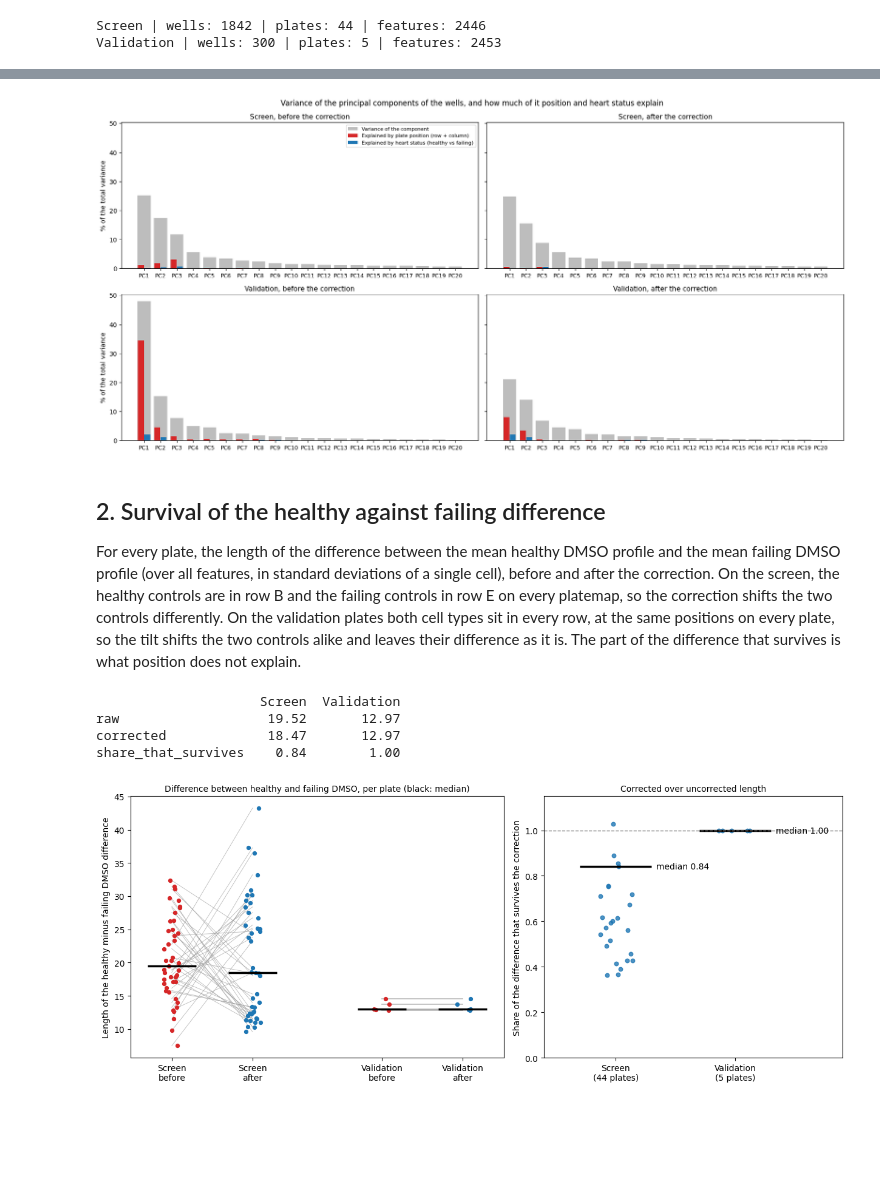
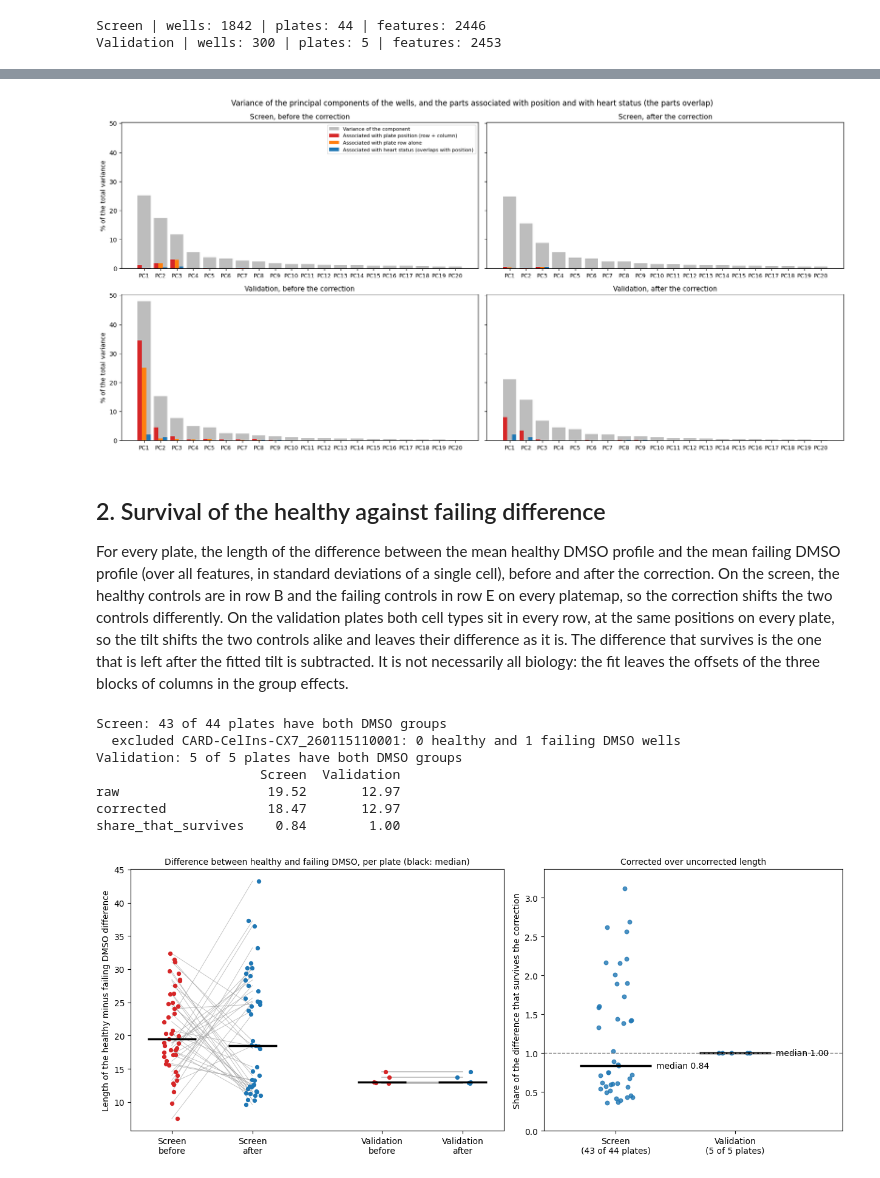
Before and after one commit to WayScience/cardiac_fibrosis_rescue_screen_profiling, a Jupyter notebook: 5.validation_plate_profiling/2.preprocessing_features/4a.position_correction/6.compare_position_effects_in_validation_to_screen.ipynb, the cells around one changed output, grey strips where cells are left out. Drawn from its saved outputs; the diff is of its cells as text; code cells hidden in the pictures; blank space fills up the shorter version.

```diff
--- a/5.validation_plate_profiling/2.preprocessing_features/4a.position_correction/6.compare_position_effects_in_validation_to_screen.ipynb
+++ b/5.validation_plate_profiling/2.preprocessing_features/4a.position_correction/6.compare_position_effects_in_validation_to_screen.ipynb
@@ -100,7 +102,7 @@ partitions = {
 for name, table in partitions.items():
     print(f"\n{name}: share of the variance of the first {n_components} components, by stage")
     print(
-        table.groupby("stage")[["variance_pct_of_total", "position_pct_of_total", "status_pct_of_total"]]
+        table.groupby("stage")[["variance_pct_of_total", "position_pct_of_total", "row_pct_of_total", "status_pct_of_total"]]
         .sum()
         .round(1)
         .to_string()
@@ -125,34 +127,44 @@ for i, (name, table) in enumerate(partitions.items()):
         subset = table[table["stage"] == stage]
         x = np.arange(len(subset))
         ax.bar(x, subset["variance_pct_of_total"], width=0.8, color=colors["total"], label="Variance of the component")
-        ax.bar(x - 0.19, subset["position_pct_of_total"], width=0.36, color=colors["position"], label="Explained by plate position (row + column)")
-        ax.bar(x + 0.19, subset["status_pct_of_total"], width=0.36, color=colors["status"], label="Explained by heart status (healthy vs failing)")
+        ax.bar(x - 0.27, subset["position_pct_of_total"], width=0.26, color=colors["position"], label="Associated with plate position (row + column)")
+        ax.bar(x, subset["row_pct_of_total"], width=0.26, color="#ff7f0e", label="Associated with plate row alone")
+        ax.bar(x + 0.27, subset["status_pct_of_total"], width=0.26, color=colors["status"], label="Associated with heart status (overlaps with position)")
         ax.set_xticks(x)
         ax.set_xticklabels(subset["component"], fontsize=9)
         ax.set_title(f"{name}, {'before' if stage == 'before' else 'after'} the correction", fontsize=11)
         if j == 0:
             ax.set_ylabel("% of the total variance")
 axes[0, 0].legend(fontsize=8, loc="upper right")
-fig.suptitle("Variance of the principal components of the wells, and how much of it position and heart status explain", fontsize=12)
+fig.suptitle("Variance of the principal components of the wells, and the parts associated with position and with heart status (the parts overlap)", fontsize=12)
 fig.tight_layout()
 fig.savefig(figure_dir / "scree_position_and_heart_status.png", dpi=150, bbox_inches="tight")
 plt.show()
 # %% [output]
-[figure, old version]
+[figure, new version]
 # %% [markdown]
 ## 2. Survival of the healthy against failing difference
 
 For every plate, the length of the difference between the mean healthy DMSO profile and the mean failing DMSO profile (over all features, in standard deviations of a single cell), before and after the correction.
 On the screen, the healthy controls are in row B and the failing controls in row E on every platemap, so the correction shifts the two controls differently.
 On the validation plates both cell types sit in every row, at the same positions on every plate, so the tilt shifts the two controls alike and leaves their difference as it is.
-The part of the difference that survives is what position does not explain.
+The difference that survives is the one that is left after the fitted tilt is subtracted. It is not necessarily all biology: the fit leaves the offsets of the three blocks of columns in the group effects.
 # %%
 survival = {
     name: pce.healthy_failing_difference(data["medians"], data["fit"], data["healthy"])
     for name, data in datasets.items()
 }
+# a plate that has no healthy or no failing DMSO well with enough cells has no difference
+for name, table in survival.items():
+    excluded = table[table["raw"].isna()]
+    print(f"{name}: {len(table) - len(excluded)} of {len(table)} plates have both DMSO groups")
+    for row in excluded.itertuples():
+        print(f"  excluded {row.plate}: {row.n_healthy_dmso_wells} healthy and {row.n_failing_dmso_wells} failing DMSO wells")
 print(pd.DataFrame({name: table[["raw", "corrected", "share_that_survives"]].median() for name, table in survival.items()}).round(2).to_string())
 # %% [output]
+Screen: 43 of 44 plates have both DMSO groups
+  excluded CARD-CelIns-CX7_260115110001: 0 healthy and 1 failing DMSO wells
+Validation: 5 of 5 plates have both DMSO groups
                      Screen  Validation
 raw                   19.52       12.97
 corrected             18.47       12.97
@@ -161,36 +173,37 @@ share_that_survives    0.84        1.00
 fig, axes = plt.subplots(1, 2, figsize=(12.5, 5.2), gridspec_kw={"width_ratios": [1.25, 1]})
 ax = axes[0]
 rng = np.random.default_rng(seed)
 positions = {"Screen": (0, 1), "Validation": (2.6, 3.6)}
 for name, table in survival.items():
     left, right = positions[name]
     for _, plate in table.iterrows():
         ax.plot([left, right], [plate["raw"], plate["corrected"]], color="#9e9e9e", lw=0.6 if name == "Screen" else 1.2, alpha=0.7)
     ax.scatter(np.full(len(table), left) + rng.uniform(-0.1, 0.1, len(table)), table["raw"], s=18, color=colors["position"], zorder=3)
     ax.scatter(np.full(len(table), right) + rng.uniform(-0.1, 0.1, len(table)), table["corrected"], s=18, color=colors["status"], zorder=3)
     ax.hlines([table["raw"].median(), table["corrected"].median()], [left - 0.3, right - 0.3], [left + 0.3, right + 0.3], color="black", lw=2.5, zorder=4)
 ax.set_xticks([0, 1, 2.6, 3.6])
 ax.set_xticklabels(["Screen\nbefore", "Screen\nafter", "Validation\nbefore", "Validation\nafter"])
 ax.set_ylabel("Length of the healthy minus failing DMSO difference")
 ax.set_title("Difference between healthy and failing DMSO, per plate (black: median)", fontsize=10)
 ax = axes[1]
 for k, (name, table) in enumerate(survival.items()):
     ax.scatter(np.full(len(table), k) + rng.uniform(-0.15, 0.15, len(table)), table["share_that_survives"], s=22, color=colors["status"], alpha=0.8)
     median = table["share_that_survives"].median()
     ax.hlines(median, k - 0.3, k + 0.3, color="black", lw=2.5)
     ax.text(k + 0.34, median, f"median {median:.2f}", va="center", fontsize=10)
 ax.axhline(1, color="grey", ls="--", lw=1)
 ax.set_xlim(-0.6, 1.9)
-ax.set_ylim(0, 1.15)
+top = max(1.15, 1.08 * max(table["share_that_survives"].max() for table in survival.values()))
+ax.set_ylim(0, top)
 ax.set_xticks([0, 1])
-ax.set_xticklabels(["Screen\n(44 plates)", "Validation\n(5 plates)"])
+ax.set_xticklabels([f"{name}\n({table['raw'].notna().sum()} of {len(table)} plates)" for name, table in survival.items()])
 ax.set_ylabel("Share of the difference that survives the correction")
 ax.set_title("Corrected over uncorrected length", fontsize=10)
 fig.tight_layout()
 fig.savefig(figure_dir / "healthy_failing_survival.png", dpi=150, bbox_inches="tight")
 plt.show()
 # %% [output]
-[figure, old version]
+[figure, new version]
 # %% [markdown]
 ## 3. Compound placement in the screen
 
```
Also changed, not shown: parts of 7 cells of this notebook, 16 other files.
